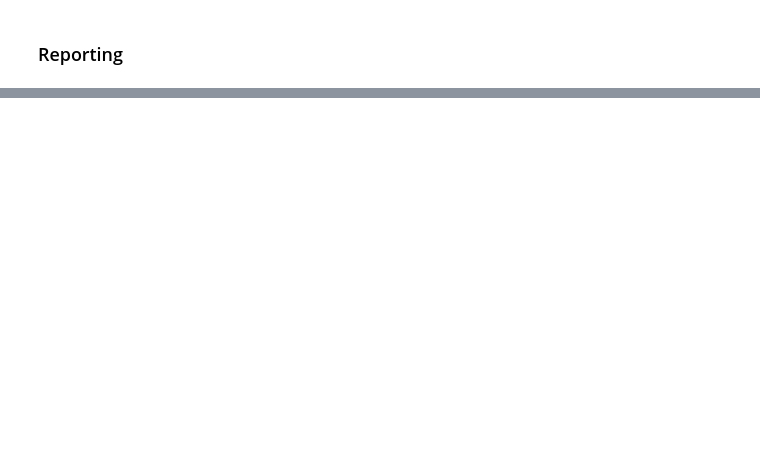
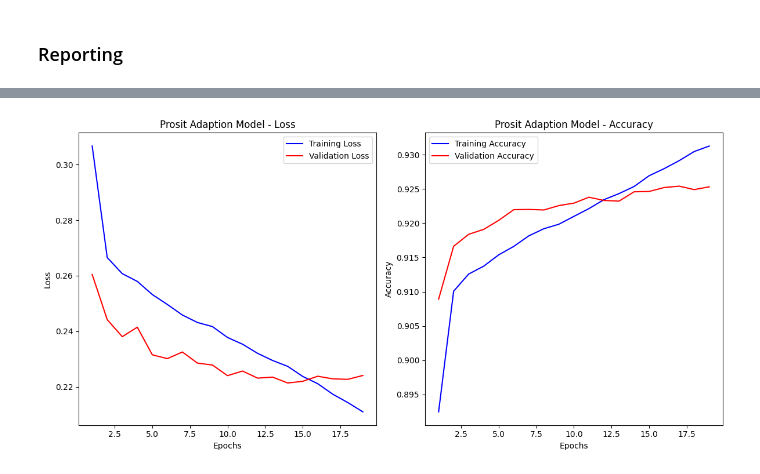
Before and after one commit to wilhelm-lab/dlomix, a Jupyter notebook: model_dev.ipynb, the cells around one changed output, grey strips where cells are left out. Cells and saved outputs as stored; diff of their text form; code cells hidden in the pictures; blank space fills up the shorter version.

```diff
--- a/model_dev.ipynb
+++ b/model_dev.ipynb
@@ -74,2 +159,11 @@ all_of_it_test_model.compile(optimizer='adam', loss='sparse_categorical_crossent
+# %%
+# Function to decay the learning rate
+def scheduler(epoch, lr):
+    if epoch < 4:
+        return lr
+    else:
+        return lr * np.exp(-0.1)
+
+decaying_lr = LearningRateScheduler(scheduler)
 # %% [markdown]
 ### Train models on dummy data
@@ -112,3 +216,3 @@ df['adjusted_precursor_charge'] = df.precursor_charge - 1
 # %%
-history_3 = lstm_model_test.fit(x_train, y_train,epochs=10, batch_size=32, validation_data=(x_val, y_val), callbacks=[early_stopping])
+majority_model_2_LR_history = majority_model_2.fit(X_train, y_train,epochs=50, batch_size=16, validation_data=(X_val, y_val), callbacks=[early_stopping, decaying_lr])
 # %% [output]
@@ -220,0 +293,4 @@ plot_learning_curves(history_4, title='Majority Model')
+# %%
+plot_learning_curves(majority_model_2_LR_history, title='Prosit Adaption Model')
+# %% [output]
+[figure, added]
```
Also changed, not shown: parts of 35 cells of this notebook, 2 other files.
